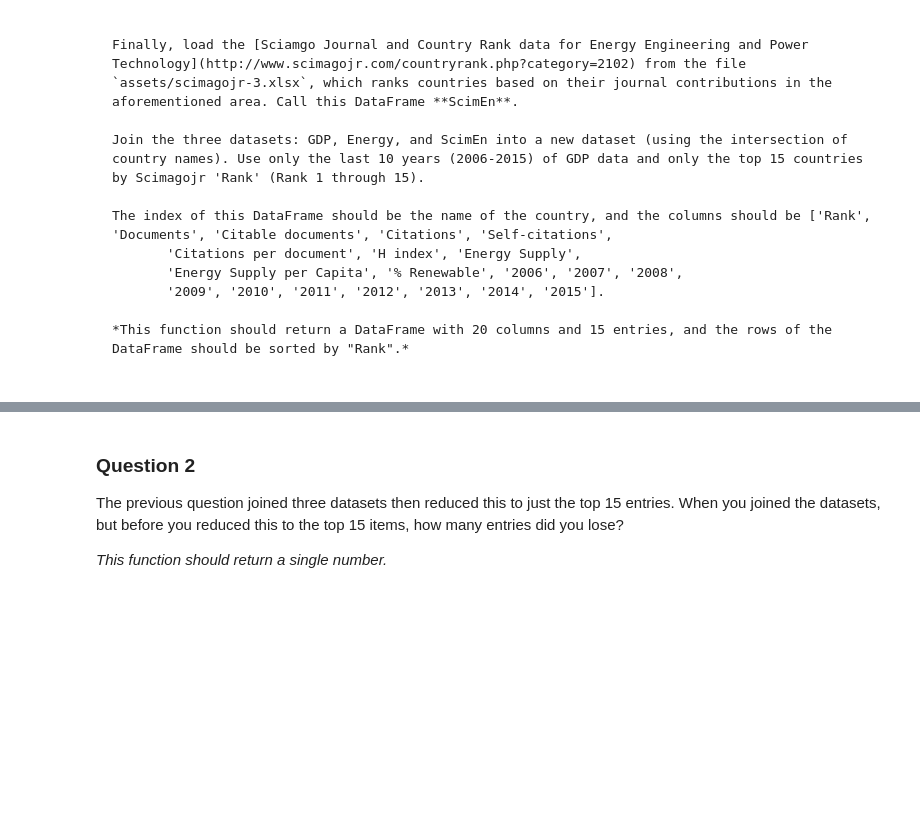
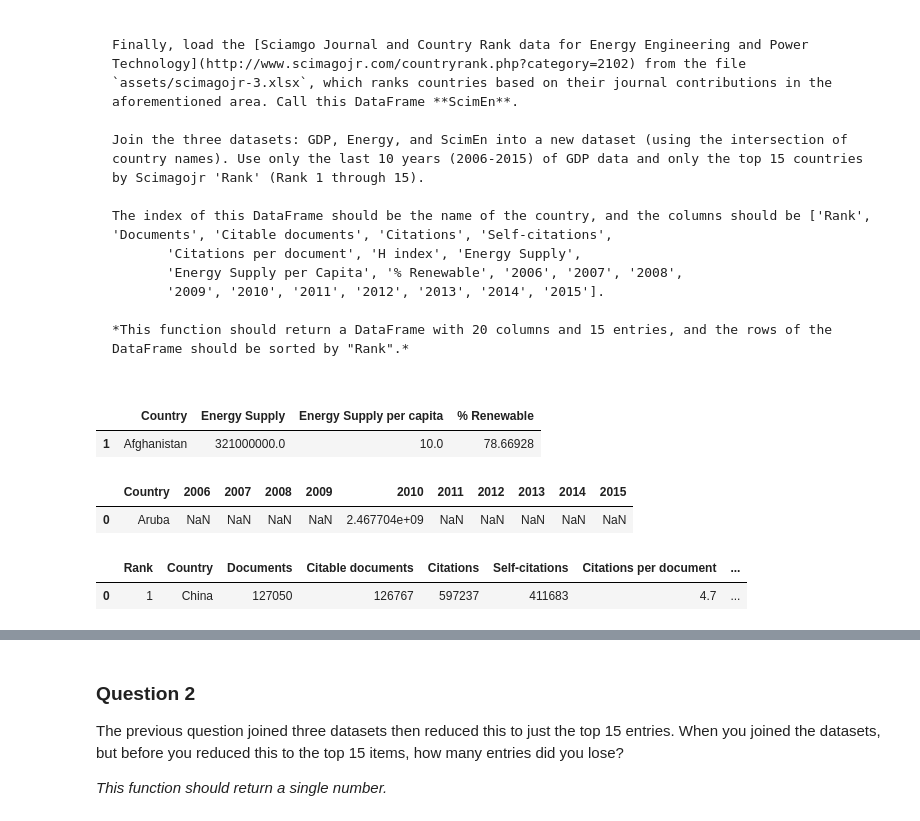
Before and after one commit to SantiGonzalezz/Applied-Data-Science-with-Python, a Jupyter notebook: 1. Introduction to Data Science in Python/Week 3/assignment3.ipynb, the cells around one changed output, grey strips where cells are left out. Drawn from its saved outputs; the diff is of its cells as text; code cells hidden in the pictures; blank space fills up the shorter version.

```diff
--- a/1. Introduction to Data Science in Python/Week 3/assignment3.ipynb
+++ b/1. Introduction to Data Science in Python/Week 3/assignment3.ipynb
@@ -47,3 +47,78 @@ The index of this DataFrame should be the name of the country, and the columns s
        '2009', '2010', '2011', '2012', '2013', '2014', '2015'].
 
 *This function should return a DataFrame with 20 columns and 15 entries, and the rows of the DataFrame should be sorted by "Rank".*
+# %%
+# ---- Energy
+
+Energy = pd.read_excel('assets/Energy Indicators.xls', skiprows=16, skipfooter=38)
+# We drop the first row and the columns we won't use, then rename the columns and finally replace the null values of the file with numpy null values
+Energy.drop(0, inplace=True)
+Energy.drop(['Unnamed: 0', 'Unnamed: 1'], inplace=True, axis=1)
+Energy.rename(columns={'Unnamed: 2': 'Country', 'Renewable Electricity Production': '% Renewable'}, inplace=True)
+Energy.replace("...", np.nan, inplace=True)
+
+# We convert the 'Energy Supply' from Petajoules to Gigajoules
+Energy['Energy Supply'] = Energy['Energy Supply'] * 1000000
+
+def rename_countries(country):
+    import re
+    # check if numbers
+    existe  = re.match('(.*[A-Za-z])(?:[\d]+$)', country)
+    if existe:
+        country = existe.groups()[0]
+    # check if parenthesis
+    existe  = re.match('(.*)(?: \()', country)
+    if existe:
+        country = existe.groups()[0]
+
+    if country == 'China, Hong Kong Special Administrative Region':
+        country = 'Hong Kong'
+    elif country == 'Republic of Korea':
+        country = 'South Korea'
+    elif country == 'United Kingdom of Great Britain and Northern Ireland':
+        country = 'United Kingdom'
+    elif country == 'United States of America':
+        country = 'United States'
+
+    return country
+
+Energy['Country'] = Energy['Country'].apply(rename_countries)
+Energy.head(1)
+# %% [output]
+|  | Country | Energy Supply | Energy Supply per capita | % Renewable |
+| 1 | Afghanistan | 321000000.0 | 10.0 | 78.66928 |
+# %%
+# ---- GDP
+
+GDP = pd.read_csv('assets/world_bank.csv', skiprows=4)
+
+# def rename_countries(country):
+#     change = {"Hong Kong SAR, China": "Hong Kong",
+#               "Iran, Islamic Rep.": "Iran",
+#               "Korea, Rep.": "South Korea"}
+#     if country in change:
+#         country = change[country]
+#     return country
+# GDP['Country Name'] = GDP['Country Name'].apply(rename_countries)
+
+GDP['Country Name'] = GDP['Country Name'].replace({"Hong Kong SAR, China": "Hong Kong",
+                                                   "Iran, Islamic Rep.": "Iran",
+                                                   "Korea, Rep.": "South Korea"})
+
+columns = ['Country Name'] + [str(i) for i in range(2006, 2016)]
+GDP = GDP[columns]
+
+GDP.rename(columns={'Country Name': 'Country'}, inplace=True)
+GDP.head(1)
+# %% [output]
+|  | Country | 2006 | 2007 | 2008 | 2009 | 2010 | 2011 | 2012 | 2013 | 2014 | 2015 |
+| 0 | Aruba | NaN | NaN | NaN | NaN | 2.467704e+09 | NaN | NaN | NaN | NaN | NaN |
+# %%
+# ---- ScimEn
+
+ScimEn = pd.read_excel('assets/scimagojr-3.xlsx')
+#ScimEn = ScimEn[ScimEn['Rank'] <= 15]
+ScimEn.head(1)
+# %% [output]
+|  | Rank | Country | Documents | Citable documents | Citations | Self-citations | Citations per document | ... |
+| 0 | 1 | China | 127050 | 126767 | 597237 | 411683 | 4.7 | ... |
```
Also changed, not shown: parts of 10 cells of this notebook.
